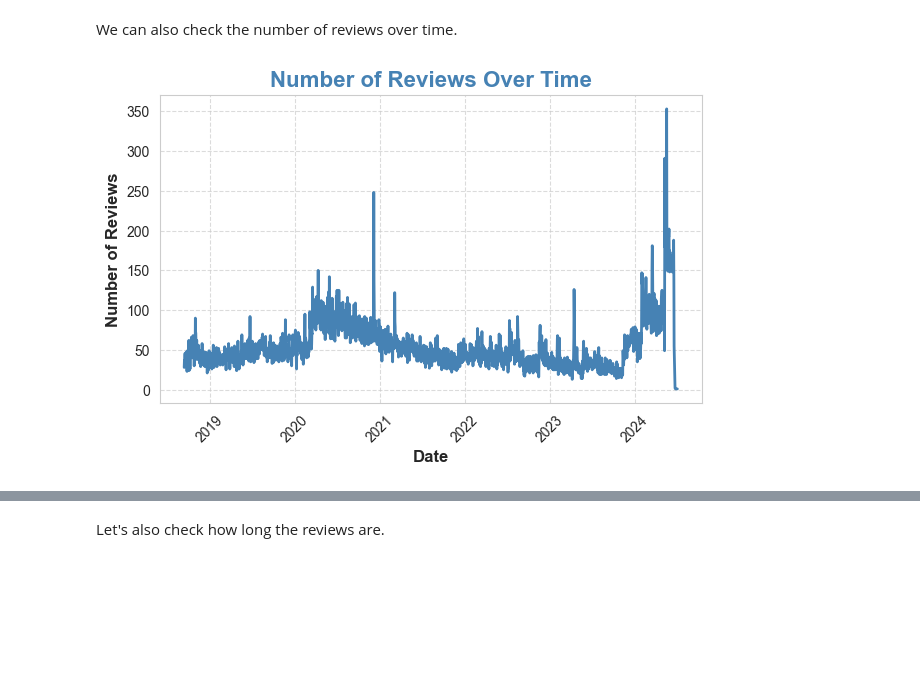
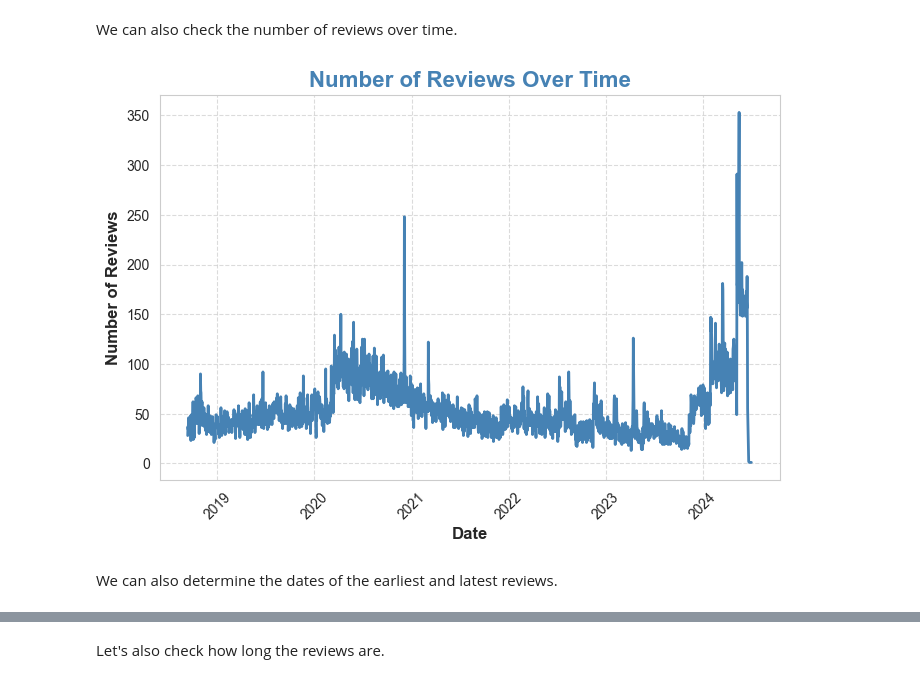
Before and after one commit to EdoardoVaira/Simple-Sentiment-Analysis-Guide, a Jupyter notebook: data_visualization.ipynb, the cells around one changed output, grey strips where cells are left out. Cells and saved outputs as stored; diff of their text form; code cells hidden in the pictures; blank space fills up the shorter version.

```diff
--- a/data_visualization.ipynb
+++ b/data_visualization.ipynb
@@ -114,30 +98,22 @@ plt.show()
 # %% [markdown]
 We can also check the number of reviews over time.
 # %%
-# Convert 'at' column to datetime and extract dates
 df['review_date'] = pd.to_datetime(df['at']).dt.date
 
-# Aggregate counts per date and sort
 date_counts = df['review_date'].value_counts().sort_index()
 
-# Create a larger figure size for better visibility
-plt.figure(figsize=(7, 4))
+plt.figure(figsize=(8, 5))
 
-# Plot data with a better color choice
-date_counts.plot(kind='line', color='steelblue', lw=2)  # lw is line width
+date_counts.plot(kind='line', color='steelblue', lw=2)
 
-# Enhancing the label readability
 plt.title('Number of Reviews Over Time', fontsize=16, fontweight='bold', color='steelblue')
 plt.xlabel('Date', fontsize=12, fontweight='bold')
 plt.ylabel('Number of Reviews', fontsize=12, fontweight='bold')
 
-# Format the date on the x-axis for better readability
 plt.xticks(rotation=45)
 
-# Enable grid and set properties for better readability
 plt.grid(True, linestyle='--', alpha=0.7)
 
-# Show the plot
 plt.show()
 # %% [output]
-[figure, old version]
+[figure, new version]
@@ -147,0 +120,2 @@ plt.show()
+# %% [markdown]
+We can also determine the dates of the earliest and latest reviews.
```
Also changed, not shown: parts of 14 cells of this notebook, 1 other file.
